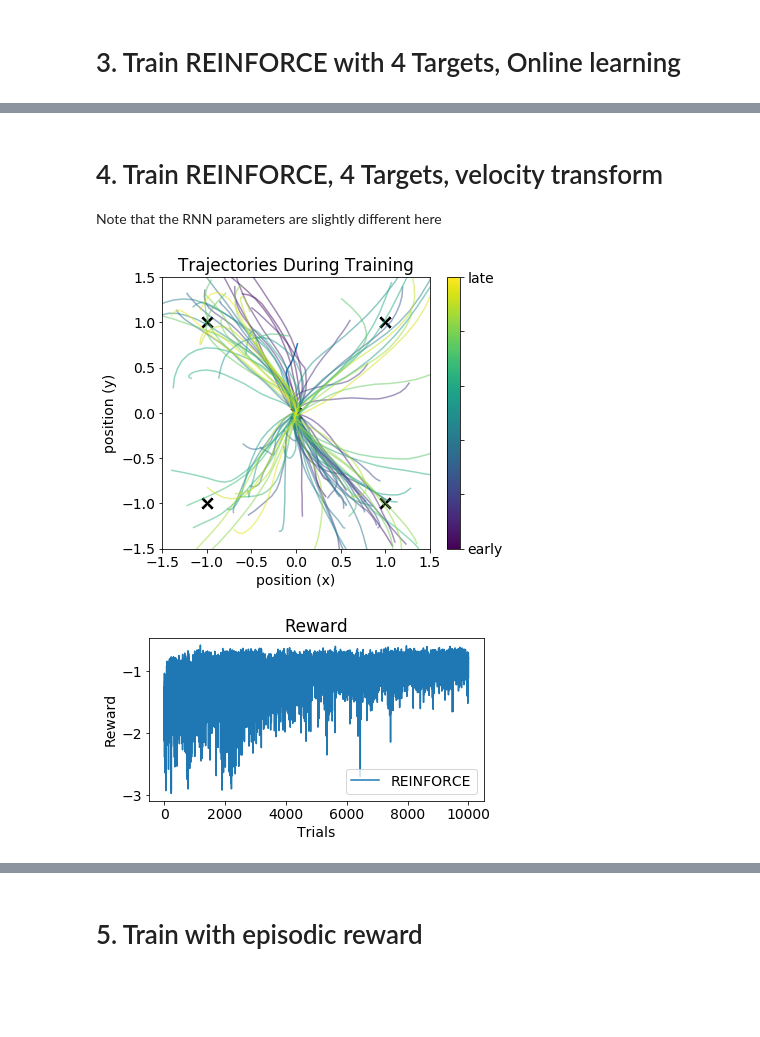
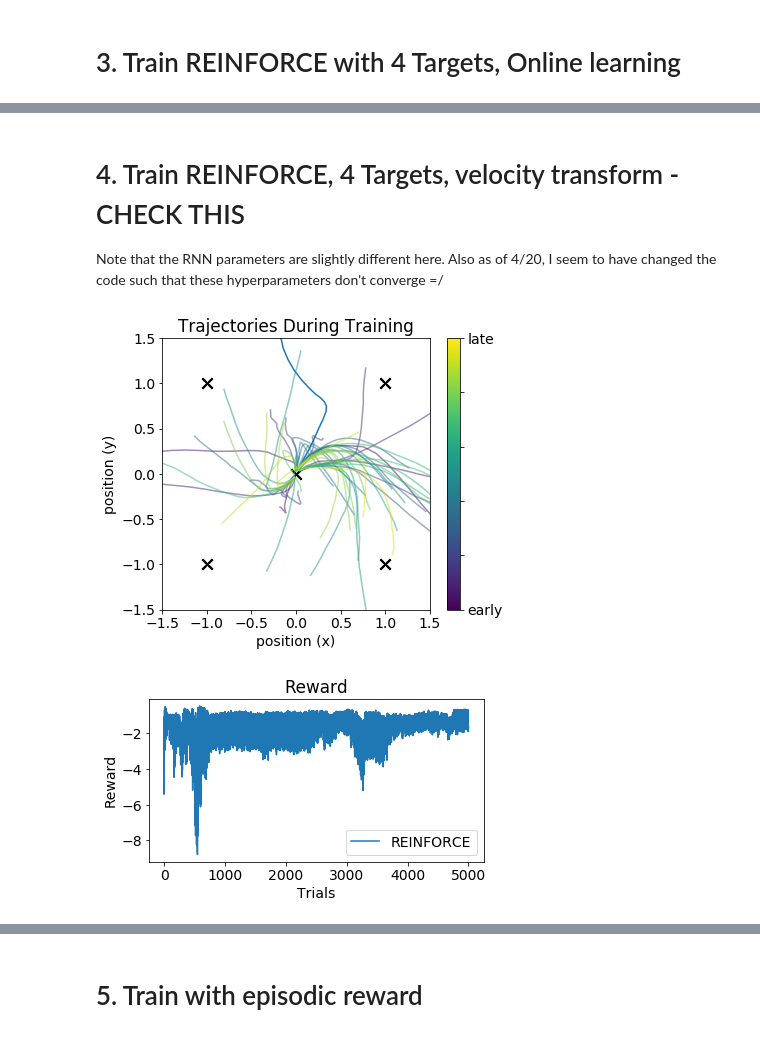
Before and after one commit to jacobfulano/rnn-learning, a Jupyter notebook: examples/Example5-REINFORCE.ipynb, the cells around one changed output, grey strips where cells are left out. Drawn from its saved outputs; the diff is of its cells as text; code cells hidden in the pictures; blank space fills up the shorter version.

```diff
--- a/examples/Example5-REINFORCE.ipynb
+++ b/examples/Example5-REINFORCE.ipynb
@@ -230,37 +230,37 @@ fig = plot_trained_trajectories(sim=sim, tasks=[task1,task2,task3,task4])
 # %% [markdown]
-# 4. Train REINFORCE, 4 Targets, velocity transform
+# 4. Train REINFORCE, 4 Targets, velocity transform - CHECK THIS
 
-Note that the RNN parameters are slightly different here
+Note that the RNN parameters are slightly different here. Also as of 4/20, I seem to have changed the code such that these hyperparameters don't converge =/
 # %%
 # Set RNN Parameters
 params = RNNparams(n_in=4,n_rec=50,n_out=2,tau_rec=5,
-               eta_in=0.1,eta_rec=0.1,eta_out=0.1,
-               sig_in=0.01,sig_rec=0.5,sig_out=0.01,
-               velocity_transform=True, tau_vel = 2, dt_vel = 0.1,
-               rng=np.random.RandomState(0))
+               eta_in=0.1,eta_rec=0.5,eta_out=0.1,
+               sig_in=0.01,sig_rec=0.1,sig_out=0.01,
+               velocity_transform=True, tau_vel = 1, dt_vel = 0.2,
+               rng=np.random.RandomState(2))
 
 # Initialize RNN
 net = RNN(params)
 
 
 # initialize simulation
 sim = Simulation(net)
 
 # instantiate learning algorithm
 # Specify particular matrix/unit to apply algorithm
 reinforce = REINFORCE(net,apply_to=['w_rec'],online=False,tau_reward=5)
 #rflo = RFLO(net,apply_to=['w_out'],online=True)
 
 #sim.run_session(n_trials=50, tasks=[task1,task2], learn_alg=[rflo], probe_types=['pos','loss'], plot=True, plot_freq=1)
 
 #sim.run_session(n_trials=2000, tasks=[task1], learn_alg=[reinforce], probe_types=['pos','reward'], plot=True, plot_freq=100)
 #sim.run_session(n_trials=4000, tasks=[task1,task2], learn_alg=[reinforce], probe_types=['pos','reward'], plot=True, plot_freq=100)
 #sim.run_session(n_trials=8000, tasks=[task1,task2,task3], learn_alg=[reinforce], probe_types=['pos','reward'], plot=True, plot_freq=100)
 #sim.run_session(n_trials=2000, tasks=[task4], learn_alg=[reinforce], probe_types=['pos','reward'], plot=True, plot_freq=100)
-sim.run_session(n_trials=10000, tasks=[task1,task2,task3,task4], learn_alg=[reinforce], probe_types=['pos','reward'], plot=True, plot_freq=100)
+sim.run_session(n_trials=5000, tasks=[task1,task2,task3,task4], learn_alg=[reinforce], probe_types=['pos','reward'], plot=True, plot_freq=100)
 # %% [output]
-[figure, old version]
+[figure, new version]
-[figure, old version]
+[figure, new version]
 # %%
 fig = plot_trained_trajectories(sim=sim, tasks=[task1,task2,task3,task4])
 # %% [output]
```
Also changed, not shown: parts of 6 cells of this notebook, 6 other files.
